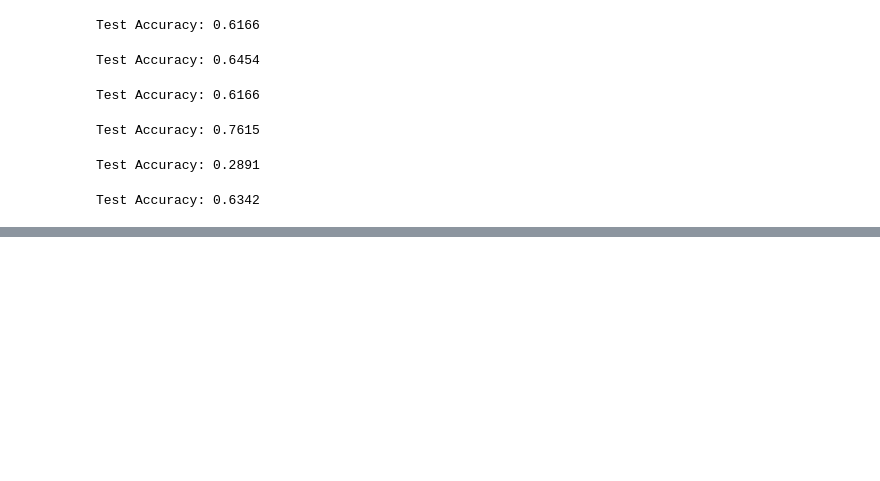
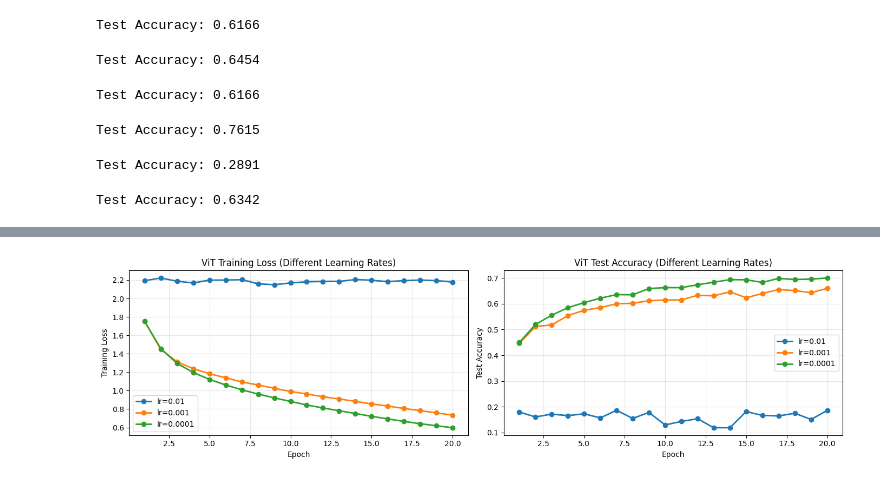
Before and after one commit to shreetishresthanp/Machine-Learning, a Jupyter notebook: HW4/hw4-Shrestha.ipynb, the cells around one changed output, grey strips where cells are left out. Drawn from its saved outputs; the diff is of its cells as text; code cells hidden in the pictures; blank space fills up the shorter version.

```diff
--- a/HW4/hw4-Shrestha.ipynb
+++ b/HW4/hw4-Shrestha.ipynb
@@ -322,0 +454,95 @@ class VisionTransformer(nn.Module):
+# %%
+# Test ViT with different learning rates for batch size = 64
+learning_rates = [0.01, 0.001, 0.0001]
+results = {}
+
+for lr_test in learning_rates:
+    print(f"\n{'='*60}")
+    print(f"Training ViT with learning rate = {lr_test}")
+    print(f"{'='*60}")
+
+    # Create new model with current learning rate
+    vit_model = VisionTransformer().to(device)
+    vit_criterion = nn.CrossEntropyLoss()
+    vit_optimizer = optim.Adam(vit_model.parameters(), lr=lr_test)
+
+    train_losses = []
+    train_accs = []
+    test_accs = []
+
+    for epoch in range(num_epochs_cifar):
+        vit_model.train()
+        train_loss = 0.0
+        train_correct = 0
+        train_total = 0
+
+        for inputs, labels in cifar_train_loader:
+            inputs, labels = inputs.to(device), labels.to(device)
+            vit_optimizer.zero_grad()
+            outputs = vit_model(inputs)
+            loss = vit_criterion(outputs, labels)
+            loss.backward()
+            vit_optimizer.step()
+
+            train_loss += loss.item() * inputs.size(0)
+            _, preds = outputs.max(1)
+            train_correct += (preds == labels).sum().item()
+            train_total += labels.size(0)
+
+        train_loss /= train_total
+        train_acc = train_correct / train_total
+        train_losses.append(train_loss)
+        train_accs.append(train_acc)
+
+        # Evaluate on test set
+        vit_model.eval()
+        test_correct = 0
+        test_total = 0
+        with torch.no_grad():
+            for inputs, labels in cifar_test_loader:
+                inputs, labels = inputs.to(device), labels.to(device)
+                outputs = vit_model(inputs)
+                _, preds = outputs.max(1)
+                test_correct += (preds == labels).sum().item()
+                test_total += labels.size(0)
+
+        test_acc = test_correct / test_total
+        test_accs.append(test_acc)
+
+        print(f"Epoch {epoch+1:02d}/{num_epochs_cifar}  train_loss={train_loss:.4f}  train_acc={train_acc:.4f}  test_acc={test_acc:.4f}")
+
+    results[lr_test] = {'train_losses': train_losses, 'train_accs': train_accs, 'test_accs': test_accs}
+
+# Plot comparison of different learning rates
+epochs_range = np.arange(1, num_epochs_cifar + 1)
+fig, axes = plt.subplots(1, 2, figsize=(14, 4))
+
+# Plot training loss
+for lr_test in learning_rates:
+    axes[0].plot(epochs_range, results[lr_test]['train_losses'],  marker='o', linewidth=2, label=f'lr={lr_test}')
+axes[0].set_xlabel("Epoch")
+axes[0].set_ylabel("Training Loss")
+axes[0].set_title("ViT Training Loss (Different Learning Rates)")
+axes[0].legend()
+axes[0].grid(True, alpha=0.3)
+
+# Plot test accuracy
+for lr_test in learning_rates:
+    axes[1].plot(epochs_range, results[lr_test]['test_accs'],  marker='o', linewidth=2, label=f'lr={lr_test}')
+axes[1].set_xlabel("Epoch")
+axes[1].set_ylabel("Test Accuracy")
+axes[1].set_title("ViT Test Accuracy (Different Learning Rates)")
+axes[1].legend()
+axes[1].grid(True, alpha=0.3)
+
+plt.tight_layout()
+plt.show()
+
+# Print summary
+print(f"\n{'='*60}")
+print("Summary - Final Test Accuracy:")
+print(f"{'='*60}")
+for lr_test in learning_rates:
+    final_acc = results[lr_test]['test_accs'][-1]
+    print(f"Learning Rate {lr_test}: {final_acc:.4f}")
+# %% [output]
@@ -322,0 +566 @@ class VisionTransformer(nn.Module):
+[figure, added]
```
Also changed, not shown: parts of 8 cells of this notebook.
